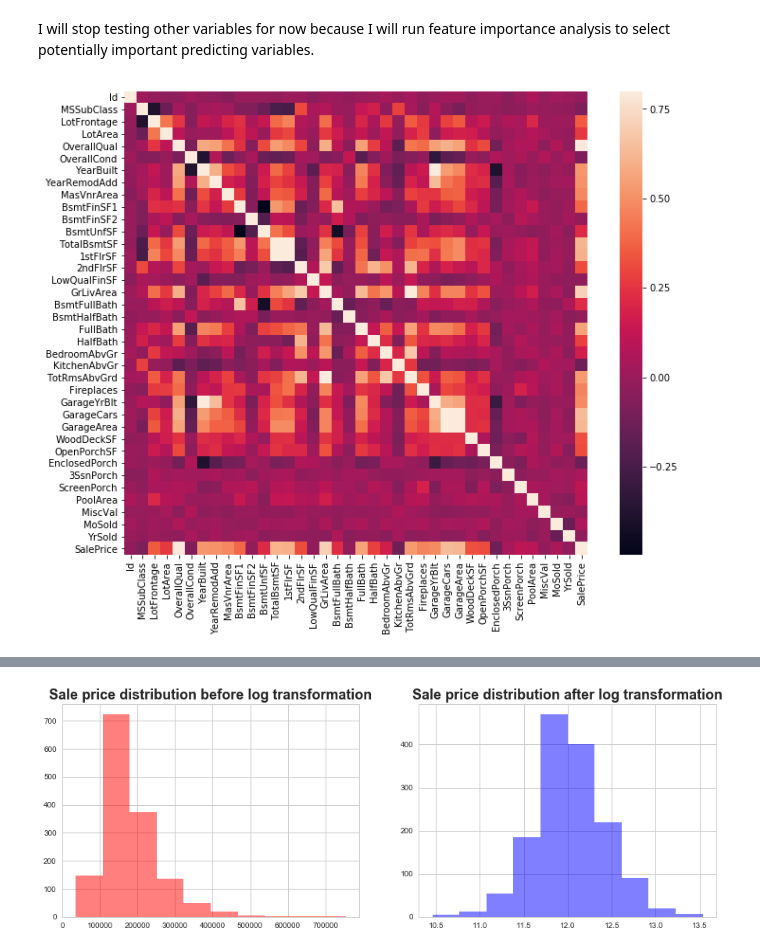
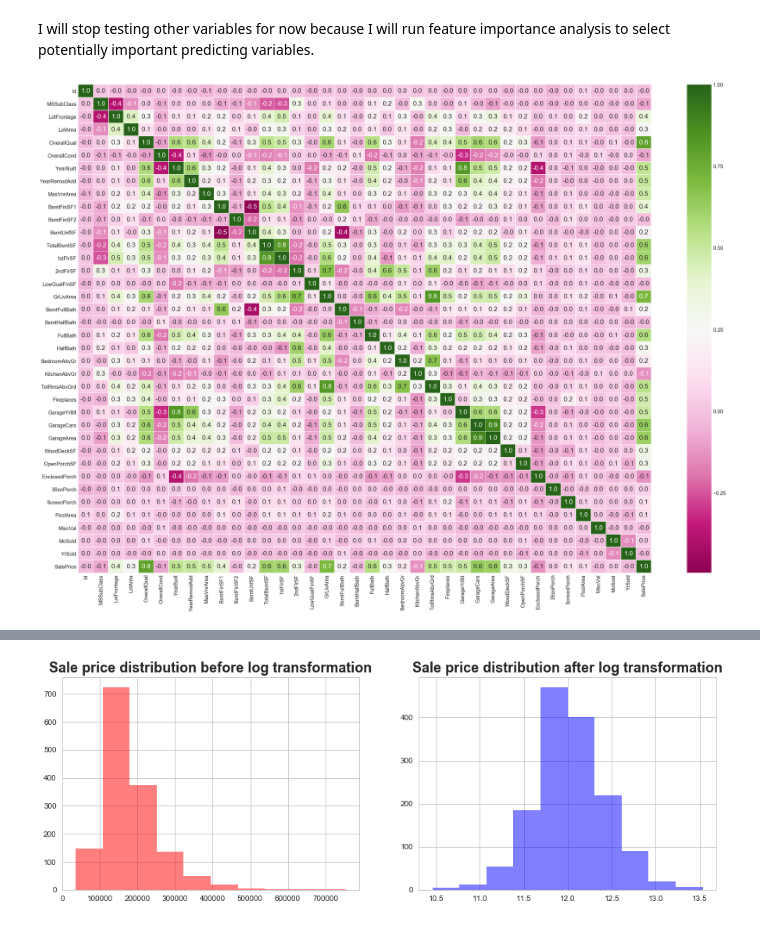
Before and after one commit to fengzhaods/HCI584X_project, a Jupyter notebook: Predicting Ames Houses Price .ipynb, the cells around one changed output, grey strips where cells are left out. Saved outputs shown, nothing was run; the diff lists cells and outputs as text; code cells hidden in the pictures.

```diff
--- a/Predicting Ames Houses Price .ipynb
+++ b/Predicting Ames Houses Price .ipynb
@@ -117,10 +168,11 @@ data.plot.scatter(x=var, y='SalePrice', ylim=(0,800000));
 [figure]
 # %% [markdown]
 I will stop testing other variables for now because I will run feature importance analysis to select potentially important predicting variables.
-# %%
-# run correlation matrix (I may change the color later)
-corrmatrix = df_train.corr()
-f, ax = plt.subplots(figsize=(12, 9))
-sns.heatmap(corrmatrix, vmax=.8, square=True);
-# %% [output]
-[figure, removed]
+# %%
+# run correlation matrix (major changes since last time, adding correlation coefficients)
+corrmatrix = df_train.corr()
+sns.set(font_scale=2)
+plt.figure(figsize = (50,35))
+ax = sns.heatmap(corrmatrix, annot=True,annot_kws={"size": 25},fmt='.1f',cmap='PiYG', linewidths=.5)
+# %% [output]
+[figure, added]
```
Also changed, not shown: parts of 25 cells of this notebook.
